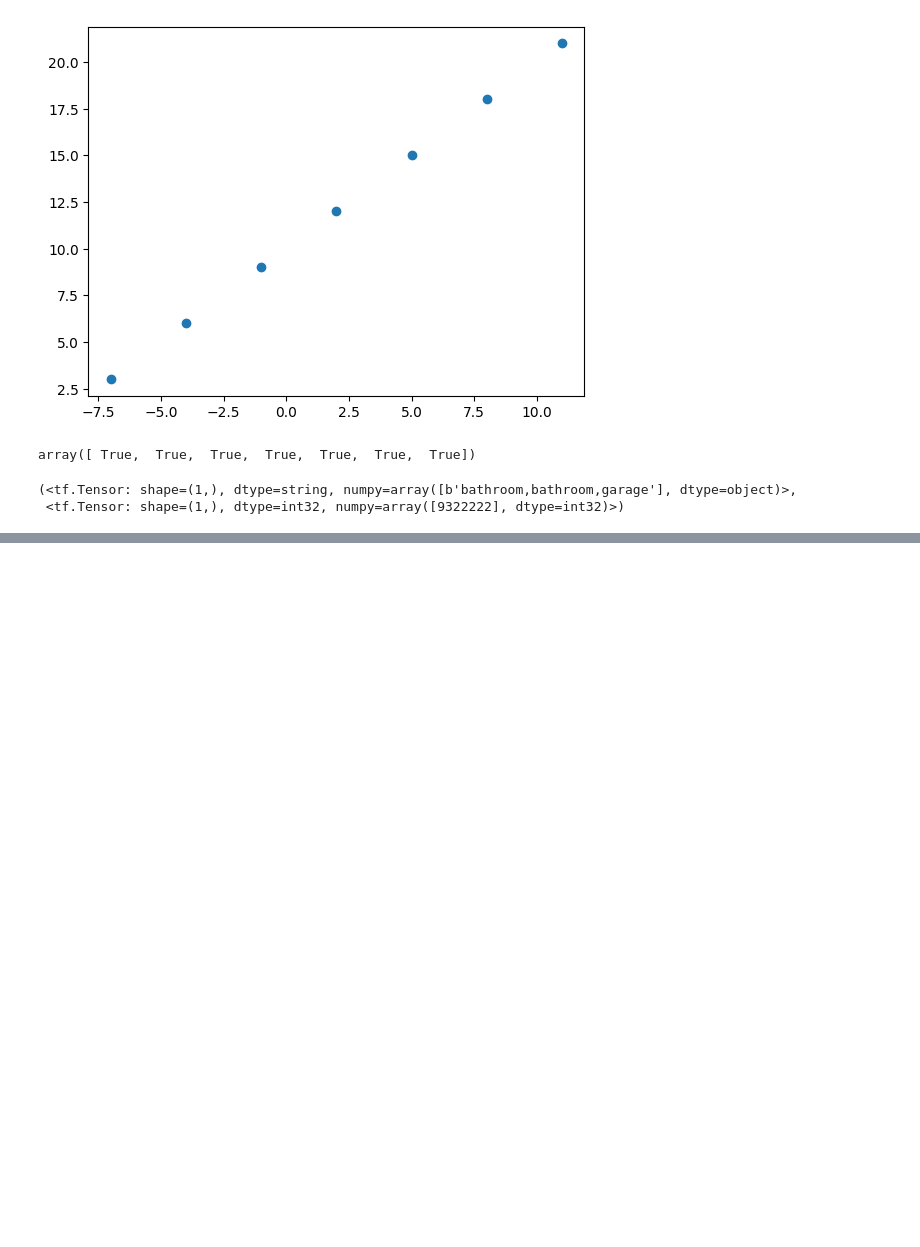
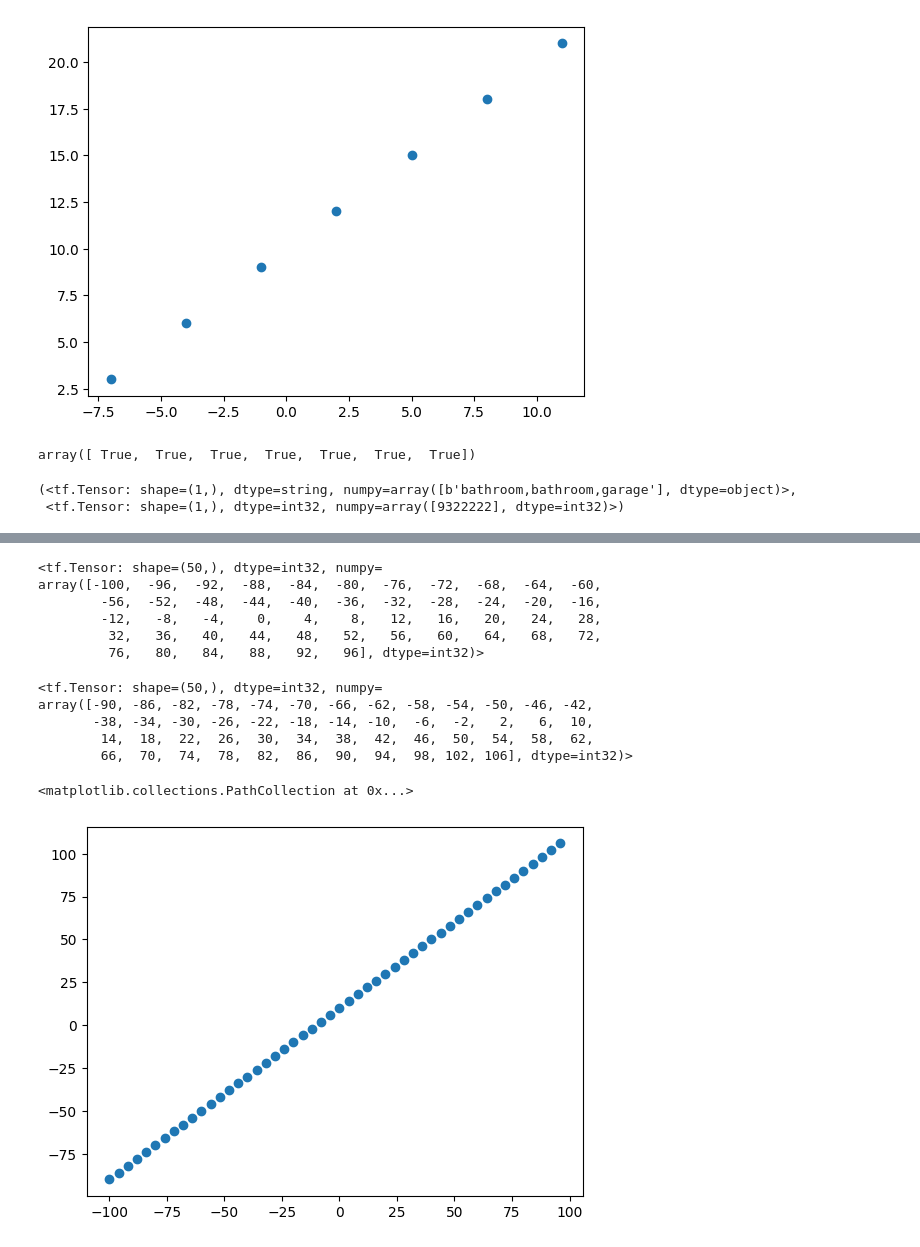
Before and after one commit to Parth-Kakdiya-13/TensorFlow, a Jupyter notebook: Regression_with_neural_network.ipynb, the cells around one changed output, grey strips where cells are left out. Saved outputs shown, nothing was run; the diff lists cells and outputs as text; code cells hidden in the pictures; blank space fills up the shorter version.

```diff
--- a/Regression_with_neural_network.ipynb
+++ b/Regression_with_neural_network.ipynb
@@ -34,0 +225,28 @@ house_info,house_price
+# %%
+# make a bigger dataset
+X = tf.range(-100,100,4)
+X
+# %% [output]
+<tf.Tensor: shape=(50,), dtype=int32, numpy=
+array([-100,  -96,  -92,  -88,  -84,  -80,  -76,  -72,  -68,  -64,  -60,
+        -56,  -52,  -48,  -44,  -40,  -36,  -32,  -28,  -24,  -20,  -16,
+        -12,   -8,   -4,    0,    4,    8,   12,   16,   20,   24,   28,
+         32,   36,   40,   44,   48,   52,   56,   60,   64,   68,   72,
+         76,   80,   84,   88,   92,   96], dtype=int32)>
+# %%
+# make labels for dataset
+Y = X + 10
+Y
+# %% [output]
+<tf.Tensor: shape=(50,), dtype=int32, numpy=
+array([-90, -86, -82, -78, -74, -70, -66, -62, -58, -54, -50, -46, -42,
+       -38, -34, -30, -26, -22, -18, -14, -10,  -6,  -2,   2,   6,  10,
+        14,  18,  22,  26,  30,  34,  38,  42,  46,  50,  54,  58,  62,
+        66,  70,  74,  78,  82,  86,  90,  94,  98, 102, 106], dtype=int32)>
+# %%
+# vizulize the data
+import matplotlib.pyplot as plt
+plt.scatter(X,Y)
+# %% [output]
+<matplotlib.collections.PathCollection at 0x...>
+[figure, added]
```
Also changed, not shown: parts of 18 cells of this notebook.
